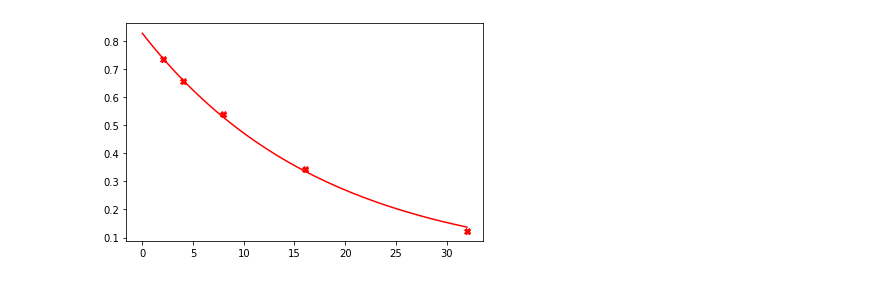
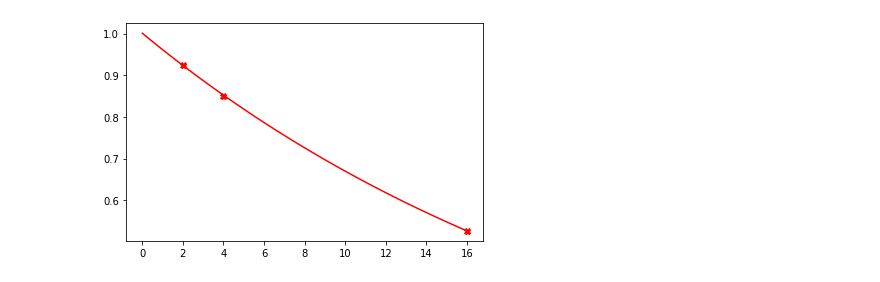
Before and after one commit to benmcdonough20/NEPEC_on_Hardware, a Jupyter notebook: FullProcedure/class_testing.ipynb, the cells around one changed output. Cells and saved outputs as stored; diff of their text form; code cells hidden in the pictures.

```diff
--- a/FullProcedure/class_testing.ipynb
+++ b/FullProcedure/class_testing.ipynb
@@ -547,5 +431,7 @@ class ProcedureAnalysis:
 # %%
-layer = Layer([0,1],[('cx',(0,1))],[])
+layer = QuantumCircuit(4)
+layer.cx(0,1)
+layer.cx(2,3)
 backend = FakeVigoV2()
 sim = Aer.get_backend("qasm_simulator")
 
@@ -643,7 +495,7 @@ def fit_model():
 # %%
-analysis.graph(Pauli("XX"))
+analysis.graph(Pauli("IX"))
 # %% [output]
-[figure, old version]
+[figure, new version]
 # %%
 for coeff,term in analysis.fit_model():
         plt.bar(term.to_label(), coeff, color='b')
```
Also changed, not shown: parts of 13 cells of this notebook, 2 other files.
